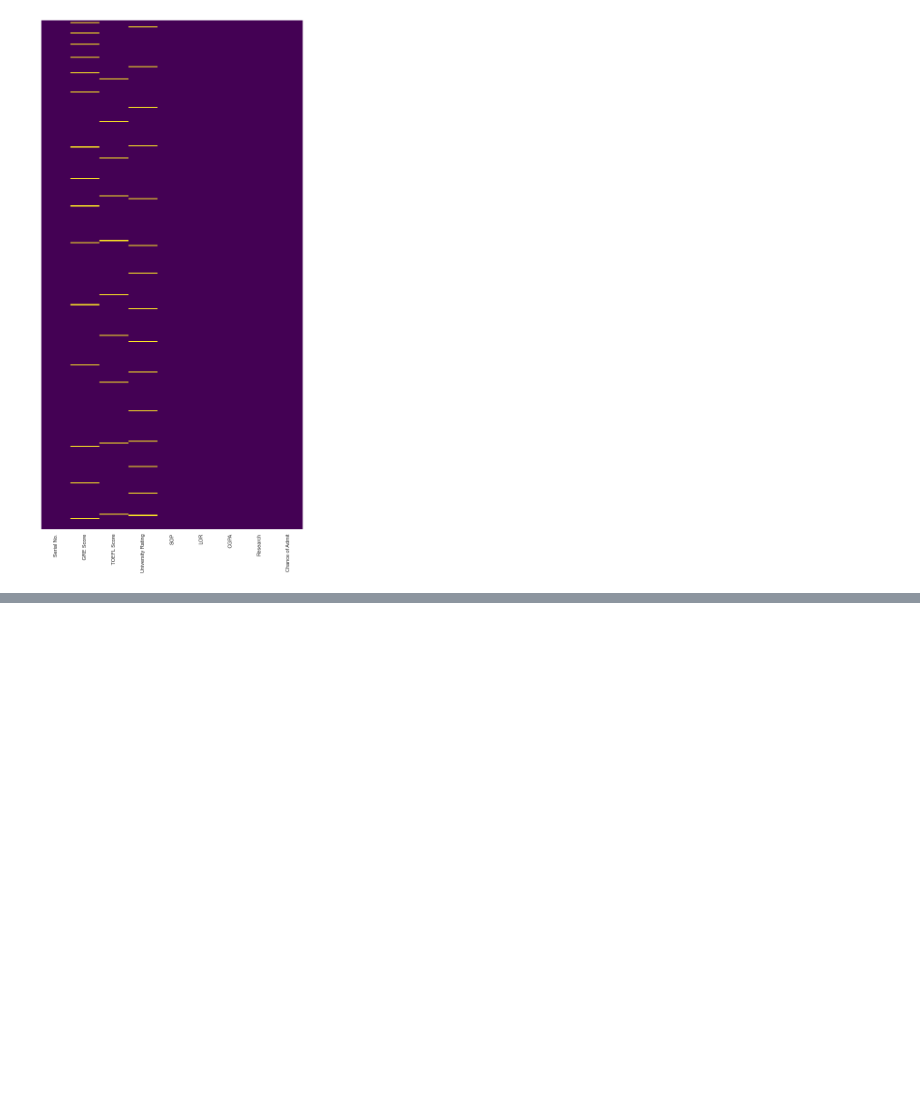
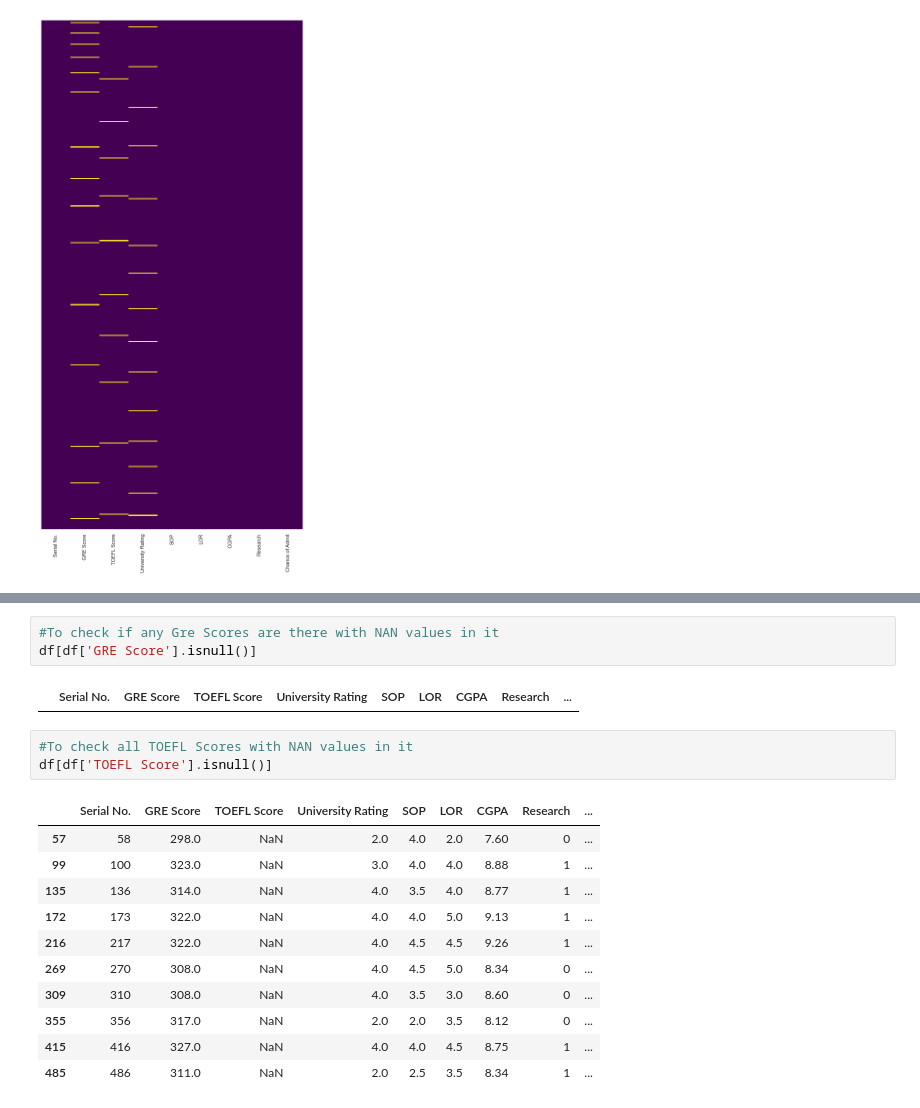
Before and after one commit to ravi0dubey/Linear_Regression_Admission_Prediction, a Jupyter notebook: Linear Regression Model for Admission Prediction.ipynb, the cells around one changed output, grey strips where cells are left out. Drawn from its saved outputs; the diff is of its cells as text; blank space fills up the shorter version.

```diff
--- a/Linear Regression Model for Admission Prediction.ipynb
+++ b/Linear Regression Model for Admission Prediction.ipynb
@@ -145,0 +196,20 @@ sns.heatmap(df.isnull(),yticklabels=False,cbar= False,cmap = 'viridis')
+# %%
+#To check if any Gre Scores are there with NAN values in it
+df[df['GRE Score'].isnull()]
+# %% [output]
+|  | Serial No. | GRE Score | TOEFL Score | University Rating | SOP | LOR | CGPA | Research | ... |
+# %%
+#To check all TOEFL Scores with NAN values in it
+df[df['TOEFL Score'].isnull()]
+# %% [output]
+|  | Serial No. | GRE Score | TOEFL Score | University Rating | SOP | LOR | CGPA | Research | ... |
+| 57 | 58 | 298.0 | NaN | 2.0 | 4.0 | 2.0 | 7.60 | 0 | ... |
+| 99 | 100 | 323.0 | NaN | 3.0 | 4.0 | 4.0 | 8.88 | 1 | ... |
+| 135 | 136 | 314.0 | NaN | 4.0 | 3.5 | 4.0 | 8.77 | 1 | ... |
+| 172 | 173 | 322.0 | NaN | 4.0 | 4.0 | 5.0 | 9.13 | 1 | ... |
+| 216 | 217 | 322.0 | NaN | 4.0 | 4.5 | 4.5 | 9.26 | 1 | ... |
+| 269 | 270 | 308.0 | NaN | 4.0 | 4.5 | 5.0 | 8.34 | 0 | ... |
+| 309 | 310 | 308.0 | NaN | 4.0 | 3.5 | 3.0 | 8.60 | 0 | ... |
+| 355 | 356 | 317.0 | NaN | 2.0 | 2.0 | 3.5 | 8.12 | 0 | ... |
+| 415 | 416 | 327.0 | NaN | 4.0 | 4.0 | 4.5 | 8.75 | 1 | ... |
+| 485 | 486 | 311.0 | NaN | 2.0 | 2.5 | 3.5 | 8.34 | 1 | ... |
```
Also changed, not shown: parts of 6 cells of this notebook.
